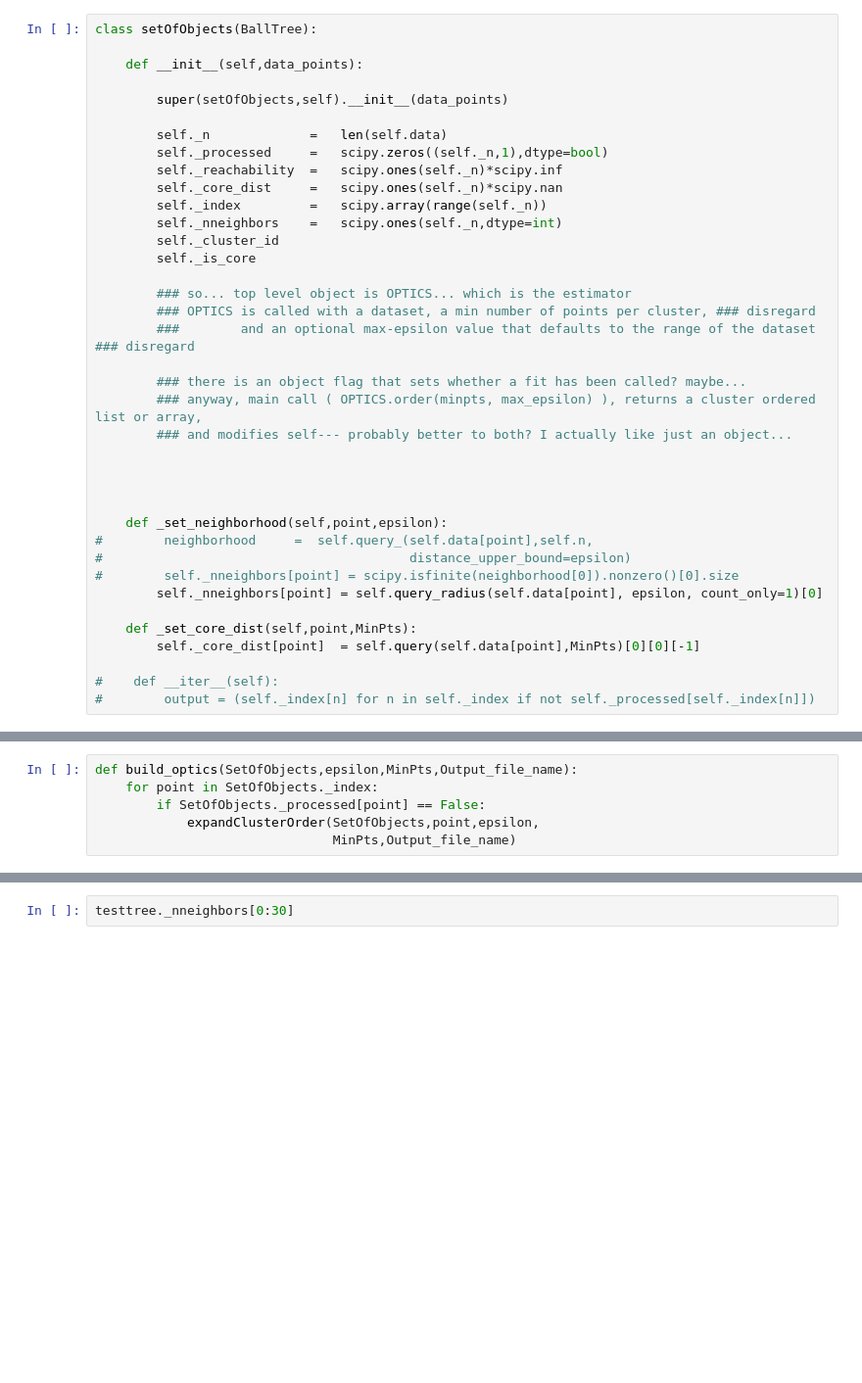
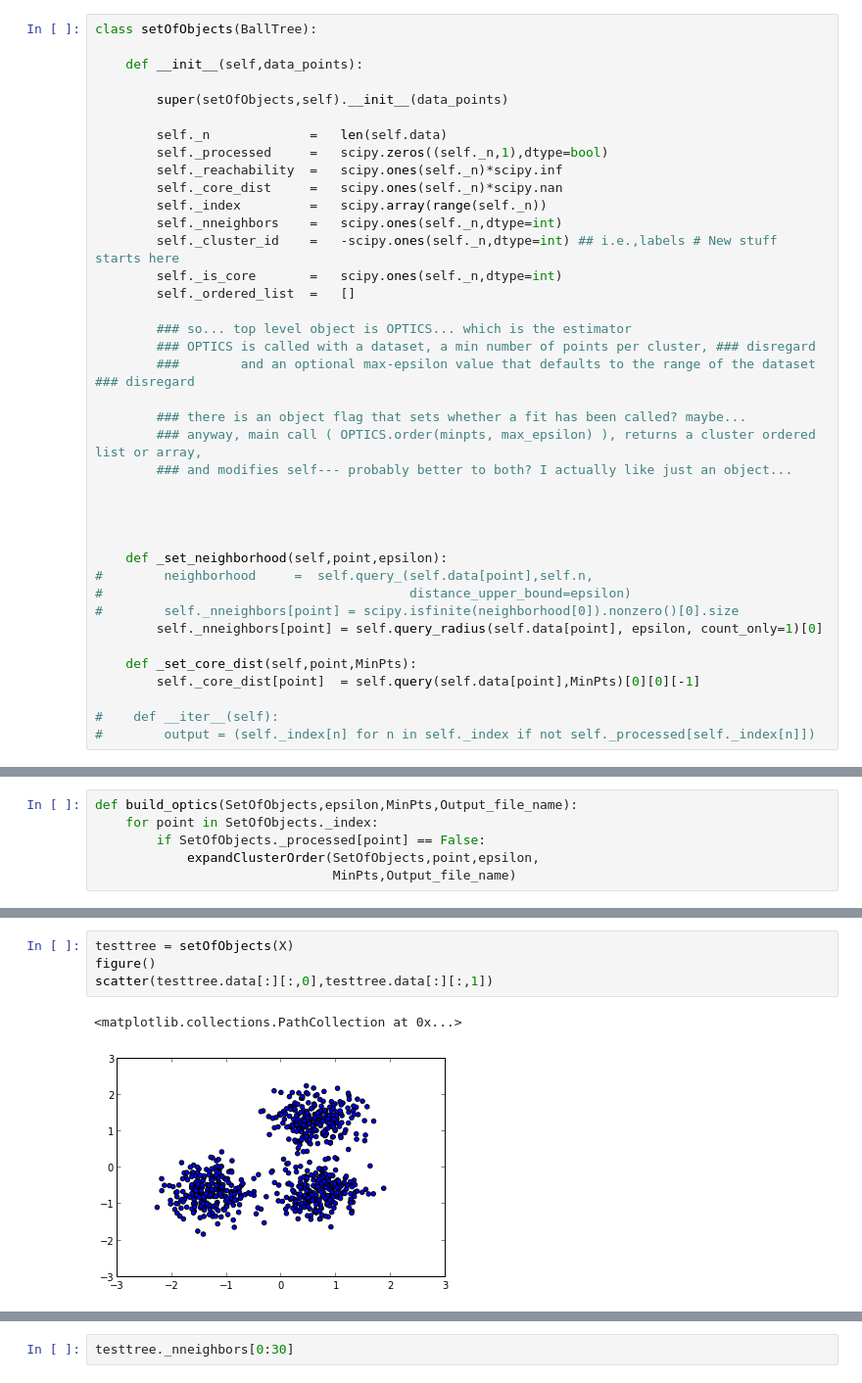
Before and after one commit to espg/OPTIC_CLUSTER, a Jupyter notebook: Ski-kits OPTICS.ipynb, the cells around one changed output, grey strips where cells are left out. Shown: that part at 98% size. Cells and saved outputs as stored; diff of their text form; blank space fills up the shorter version.

```diff
--- a/Ski-kits OPTICS.ipynb
+++ b/Ski-kits OPTICS.ipynb
@@ -20,8 +23,9 @@ class setOfObjects(BallTree):
         self._core_dist     =   scipy.ones(self._n)*scipy.nan
         self._index         =   scipy.array(range(self._n))
         self._nneighbors    =   scipy.ones(self._n,dtype=int)
-        self._cluster_id
-        self._is_core
+        self._cluster_id    =   -scipy.ones(self._n,dtype=int) ## i.e.,labels # New stuff starts here
+        self._is_core       =   scipy.ones(self._n,dtype=int)
+        self._ordered_list  =   []
 
         ### so... top level object is OPTICS... which is the estimator
         ### OPTICS is called with a dataset, a min number of points per cluster, ### disregard
@@ -116,0 +173,7 @@ testtree = setOfObjects(testdata)
+# %%
+testtree = setOfObjects(X)
+figure()
+scatter(testtree.data[:][:,0],testtree.data[:][:,1])
+# %% [output]
+<matplotlib.collections.PathCollection at 0x...>
+[figure, added]
```
Also changed, not shown: parts of 22 cells of this notebook.
